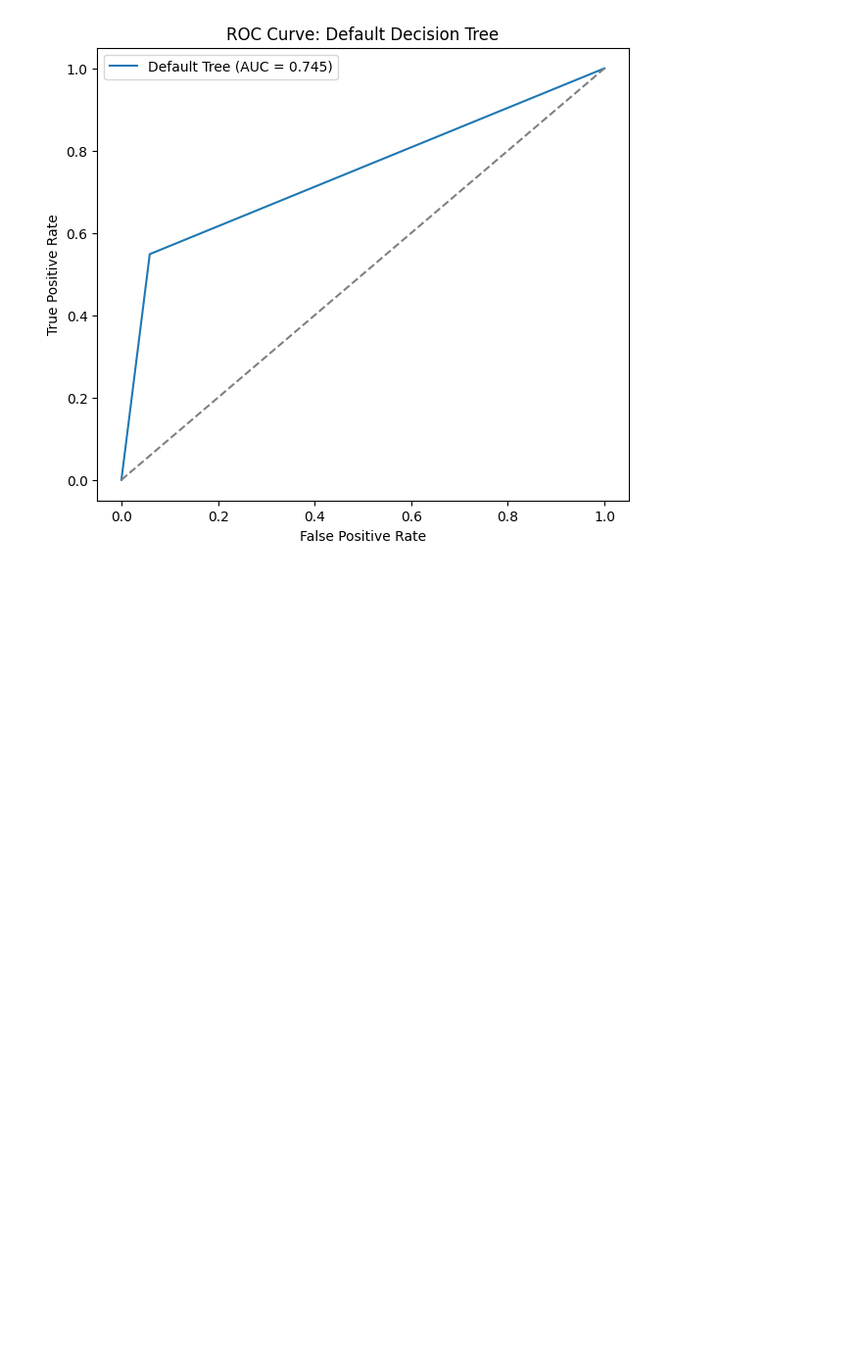
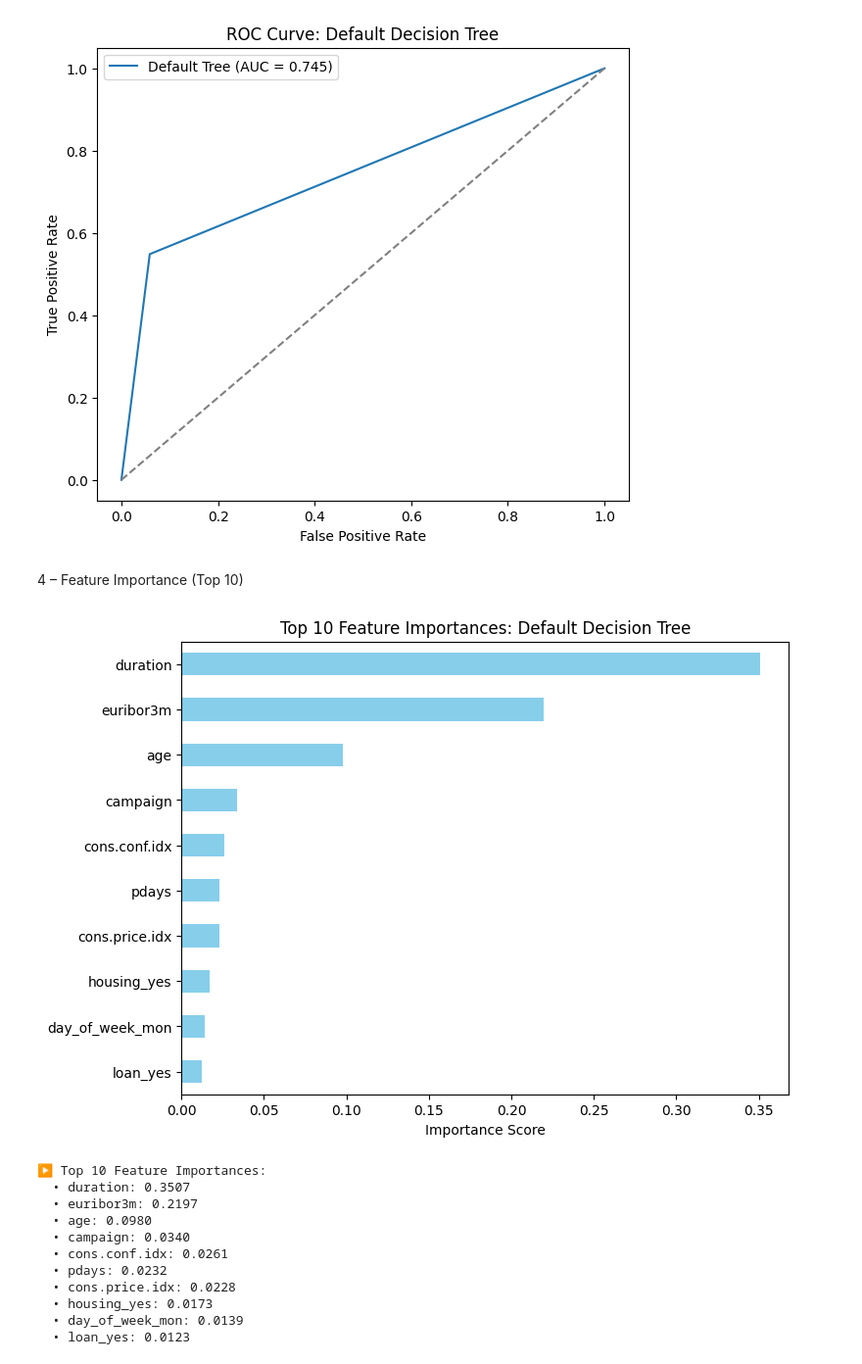
Before and after one commit to juliuslaggah/bank-marketing-dt, a Jupyter notebook: 2_baseline_model.ipynb, the cells around one changed output. Shown: that part at 98% size. Saved outputs shown, nothing was run; the diff lists cells and outputs as text; code cells hidden in the pictures; blank space fills up the shorter version.

```diff
--- a/2_baseline_model.ipynb
+++ b/2_baseline_model.ipynb
@@ -97,3 +84,42 @@ plt.show()
 # %% [output]
 [figure]
 [figure]
+# %% [markdown]
+4 – Feature Importance (Top 10)
+# %%
+# %% Cell 4: Feature Importance (Top 10)
+
+import pandas as pd
+import matplotlib.pyplot as plt
+
+# 1. Extract feature importances into a pandas Series
+importances = pd.Series(clf_default.feature_importances_, index=X_train.columns)
+
+# 2. Select top 10 features by importance
+top10 = importances.sort_values(ascending=False).head(10)
+
+# 3. Plot a horizontal bar chart
+plt.figure(figsize=(8, 6))
+top10.plot(kind="barh", color="skyblue")
+plt.gca().invert_yaxis()  # highest importance on top
+plt.xlabel("Importance Score")
+plt.title("Top 10 Feature Importances: Default Decision Tree")
+plt.show()
+
+# 4. Print numeric values of the top 10
+print("▶️ Top 10 Feature Importances:")
+for feature, score in top10.items():
+    print(f"  • {feature}: {score:.4f}")
+# %% [output]
+[figure, added]
+▶️ Top 10 Feature Importances:
+  • duration: 0.3507
+  • euribor3m: 0.2197
+  • age: 0.0980
+  • campaign: 0.0340
+  • cons.conf.idx: 0.0261
+  • pdays: 0.0232
+  • cons.price.idx: 0.0228
+  • housing_yes: 0.0173
+  • day_of_week_mon: 0.0139
+  • loan_yes: 0.0123
```
Also changed, not shown: parts of 6 cells of this notebook.
